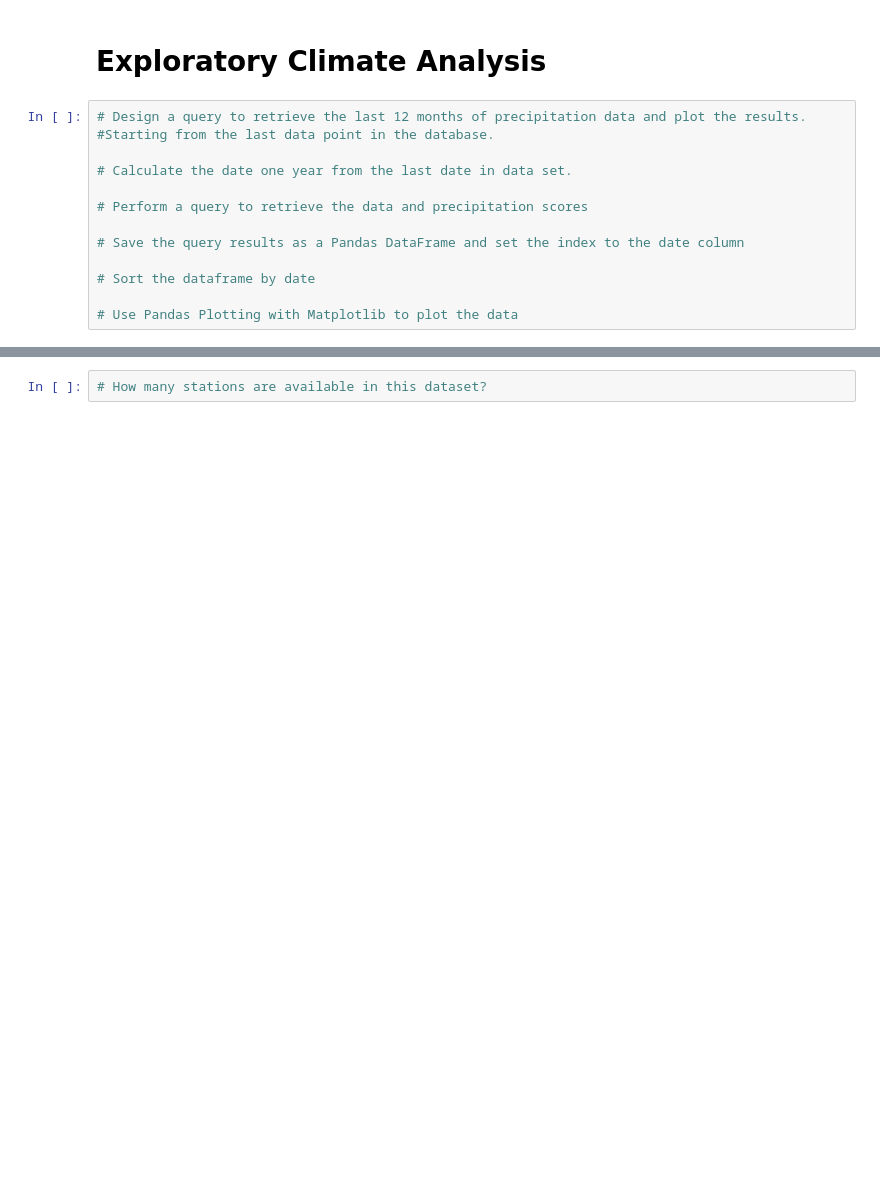
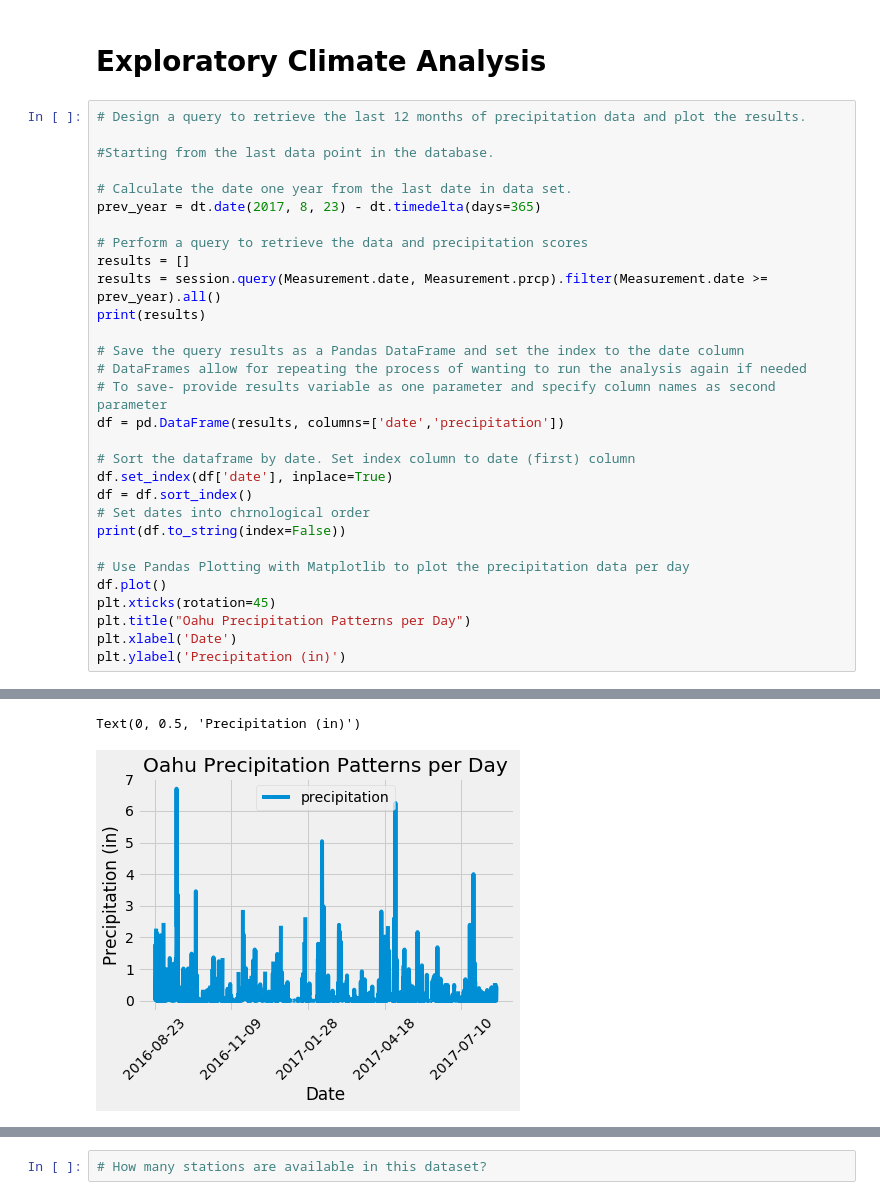
Before and after one commit to elenaguilarv/Surfs_up, a Jupyter notebook: climate_analysis.ipynb, the cells around one changed output, grey strips where cells are left out. Drawn from its saved outputs; the diff is of its cells as text; blank space fills up the shorter version.

```diff
--- a/climate_analysis.ipynb
+++ b/climate_analysis.ipynb
@@ -44,14 +44,32 @@ session = Session(engine)
 # Exploratory Climate Analysis
 # %%
 # Design a query to retrieve the last 12 months of precipitation data and plot the results.
+
 #Starting from the last data point in the database.
 
 # Calculate the date one year from the last date in data set.
+prev_year = dt.date(2017, 8, 23) - dt.timedelta(days=365)
 
 # Perform a query to retrieve the data and precipitation scores
+results = []
+results = session.query(Measurement.date, Measurement.prcp).filter(Measurement.date >= prev_year).all()
+print(results)
 
 # Save the query results as a Pandas DataFrame and set the index to the date column
+# DataFrames allow for repeating the process of wanting to run the analysis again if needed
+# To save- provide results variable as one parameter and specify column names as second parameter
+df = pd.DataFrame(results, columns=['date','precipitation'])
 
-# Sort the dataframe by date
+# Sort the dataframe by date. Set index column to date (first) column
+df.set_index(df['date'], inplace=True)
+df = df.sort_index()
+# Set dates into chrnological order
+print(df.to_string(index=False))
 
-# Use Pandas Plotting with Matplotlib to plot the data
+# Use Pandas Plotting with Matplotlib to plot the precipitation data per day
+df.plot()
+plt.xticks(rotation=45)
+plt.title("Oahu Precipitation Patterns per Day")
+plt.xlabel('Date')
+plt.ylabel('Precipitation (in)')
+# %% [output]
@@ -58,2 +93,4 @@ session = Session(engine)
+Text(0, 0.5, 'Precipitation (in)')
+[figure, added]
 # %%
 # Use Pandas to calcualte the summary statistics for the precipitation data
```
Also changed, not shown: parts of 2 cells of this notebook.
